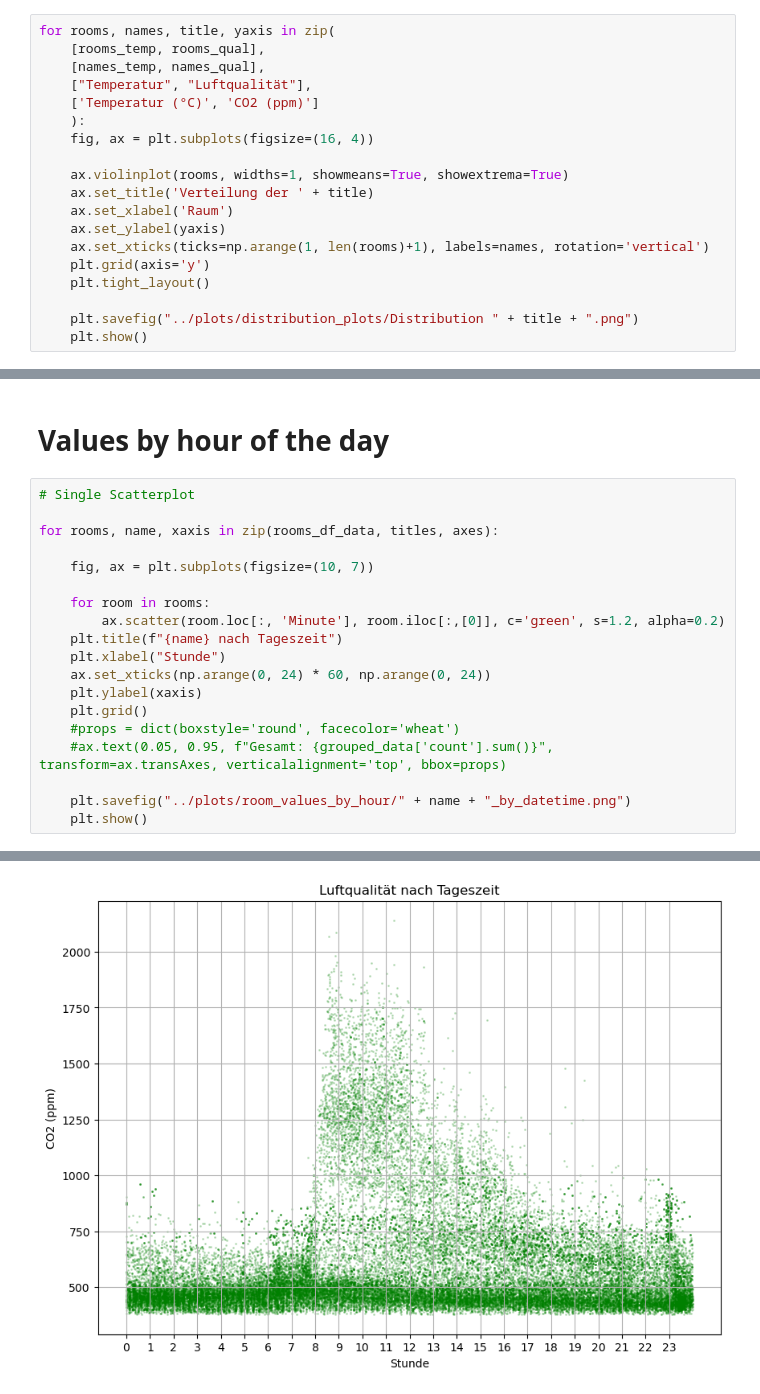
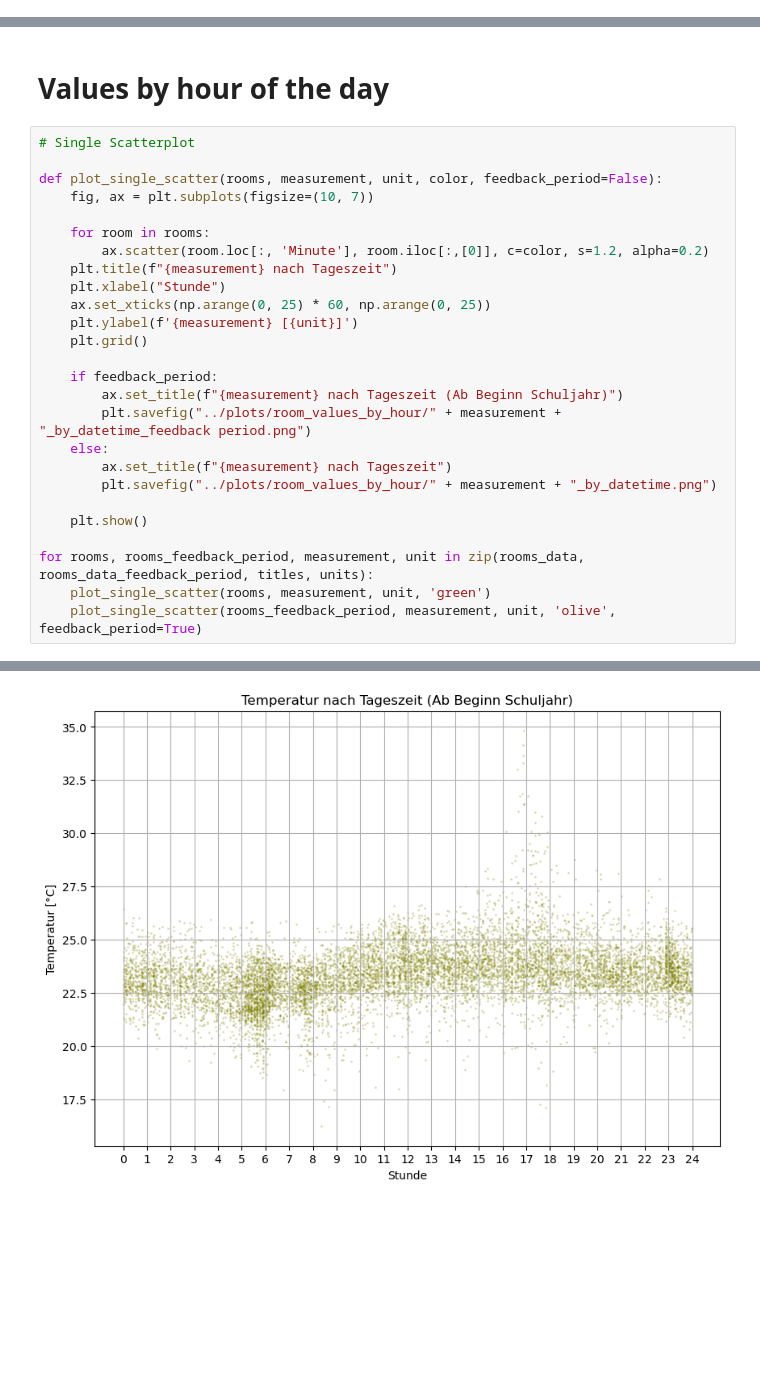
Before and after one commit to tug-cps/SchoolFeedback, a Jupyter notebook: notebooks/analyse_room_data.ipynb, the cells around one changed output, grey strips where cells are left out. Saved outputs shown, nothing was run; the diff lists cells and outputs as text; blank space fills up the shorter version.

```diff
--- a/notebooks/analyse_room_data.ipynb
+++ b/notebooks/analyse_room_data.ipynb
@@ -93,21 +140,2 @@ for rooms, names, title, xaxis, n_rows in zip(rooms_data, names_list, titles, ax
 # %% [markdown]
 # Violin Plot
-# %%
-for rooms, names, title, yaxis in zip(
-    [rooms_temp, rooms_qual],
-    [names_temp, names_qual],
-    ["Temperatur", "Luftqualität"],
-    ['Temperatur (°C)', 'CO2 (ppm)']
-    ):
-    fig, ax = plt.subplots(figsize=(16, 4))
-
-    ax.violinplot(rooms, widths=1, showmeans=True, showextrema=True)
-    ax.set_title('Verteilung der ' + title)
-    ax.set_xlabel('Raum')
-    ax.set_ylabel(yaxis)
-    ax.set_xticks(ticks=np.arange(1, len(rooms)+1), labels=names, rotation='vertical')
-    plt.grid(axis='y')
-    plt.tight_layout()
-
-    plt.savefig("../plots/distribution_plots/Distribution " + title + ".png")
-    plt.show()
@@ -119,20 +180,27 @@ for rooms, names, title, yaxis in zip(
 # %%
 # Single Scatterplot
 
-for rooms, name, xaxis in zip(rooms_df_data, titles, axes):
-
+def plot_single_scatter(rooms, measurement, unit, color, feedback_period=False):
     fig, ax = plt.subplots(figsize=(10, 7))
 
     for room in rooms:
-        ax.scatter(room.loc[:, 'Minute'], room.iloc[:,[0]], c='green', s=1.2, alpha=0.2)
-    plt.title(f"{name} nach Tageszeit")
+        ax.scatter(room.loc[:, 'Minute'], room.iloc[:,[0]], c=color, s=1.2, alpha=0.2)
+    plt.title(f"{measurement} nach Tageszeit")
     plt.xlabel("Stunde")
-    ax.set_xticks(np.arange(0, 24) * 60, np.arange(0, 24))
-    plt.ylabel(xaxis)
+    ax.set_xticks(np.arange(0, 25) * 60, np.arange(0, 25))
+    plt.ylabel(f'{measurement} [{unit}]')
     plt.grid()
-    #props = dict(boxstyle='round', facecolor='wheat')
-    #ax.text(0.05, 0.95, f"Gesamt: {grouped_data['count'].sum()}", transform=ax.transAxes, verticalalignment='top', bbox=props)
 
-    plt.savefig("../plots/room_values_by_hour/" + name + "_by_datetime.png")
+    if feedback_period:
+        ax.set_title(f"{measurement} nach Tageszeit (Ab Beginn Schuljahr)")
+        plt.savefig("../plots/room_values_by_hour/" + measurement + "_by_datetime_feedback period.png")
+    else:
+        ax.set_title(f"{measurement} nach Tageszeit")
+        plt.savefig("../plots/room_values_by_hour/" + measurement + "_by_datetime.png")
+
     plt.show()
+
+for rooms, rooms_feedback_period, measurement, unit in zip(rooms_data, rooms_data_feedback_period, titles, units):
+    plot_single_scatter(rooms, measurement, unit, 'green')
+    plot_single_scatter(rooms_feedback_period, measurement, unit, 'olive', feedback_period=True)
 # %% [output]
@@ -140 +208 @@ for rooms, name, xaxis in zip(rooms_df_data, titles, axes):
-[figure, old version]
+[figure, new version]
```
Also changed, not shown: parts of 10 cells of this notebook, 20 other files.
